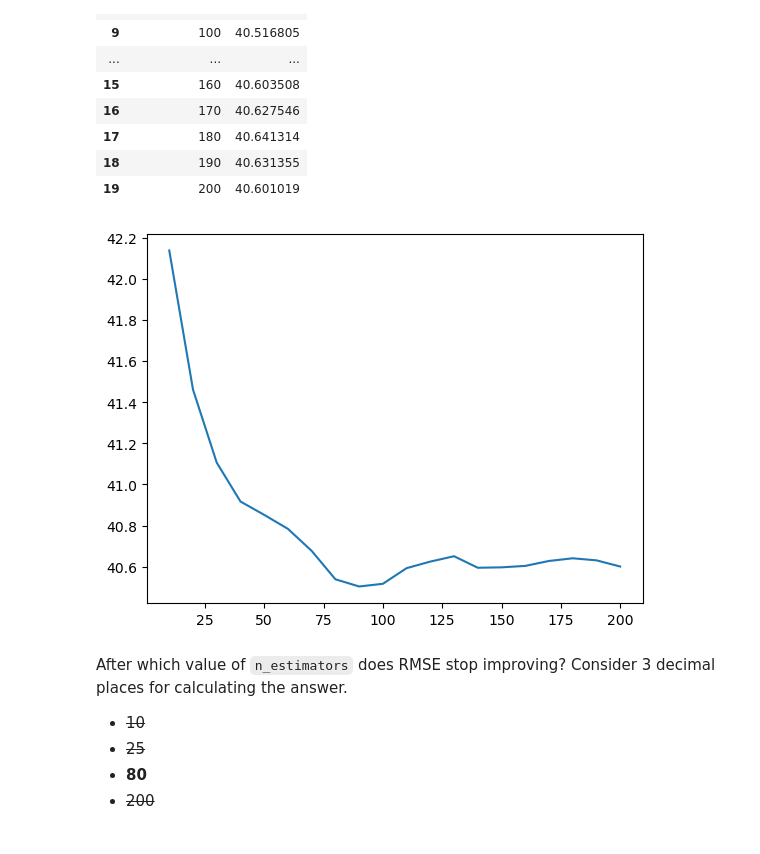
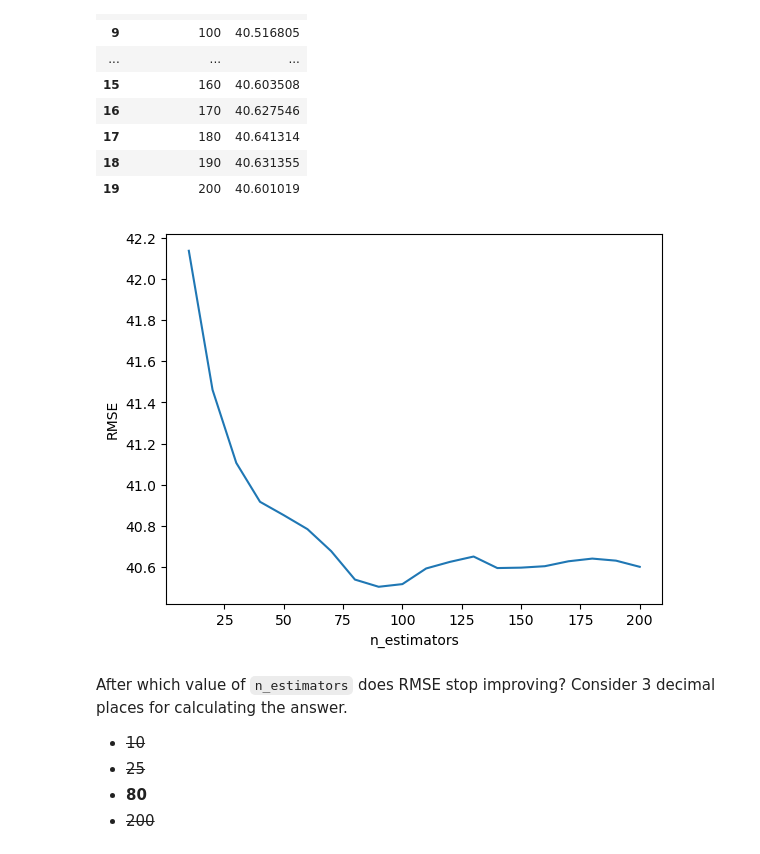
Before and after one commit to TillMeineke/ML_Zoomcamp2024_hw, a Jupyter notebook: 06-trees/homework_06_till_meineke.ipynb, the cells around one changed output. Drawn from its saved outputs; the diff is of its cells as text; code cells hidden in the pictures.

```diff
--- a/06-trees/homework_06_till_meineke.ipynb
+++ b/06-trees/homework_06_till_meineke.ipynb
@@ -202,10 +202,11 @@ df_scores
 | 19 | 200 | 40.601019 |
 # %%
 plt.plot(df_scores.n_estimators, df_scores.rmse.round(3))
-
+plt.xlabel("n_estimators")
+plt.ylabel("RMSE")
 plt.show();
 # %% [output]
-[figure, old version]
+[figure, new version]
 # %% [markdown]
 After which value of `n_estimators` does RMSE stop improving?
 Consider 3 decimal places for calculating the answer.
```
Also changed, not shown: parts of 3 cells of this notebook.
